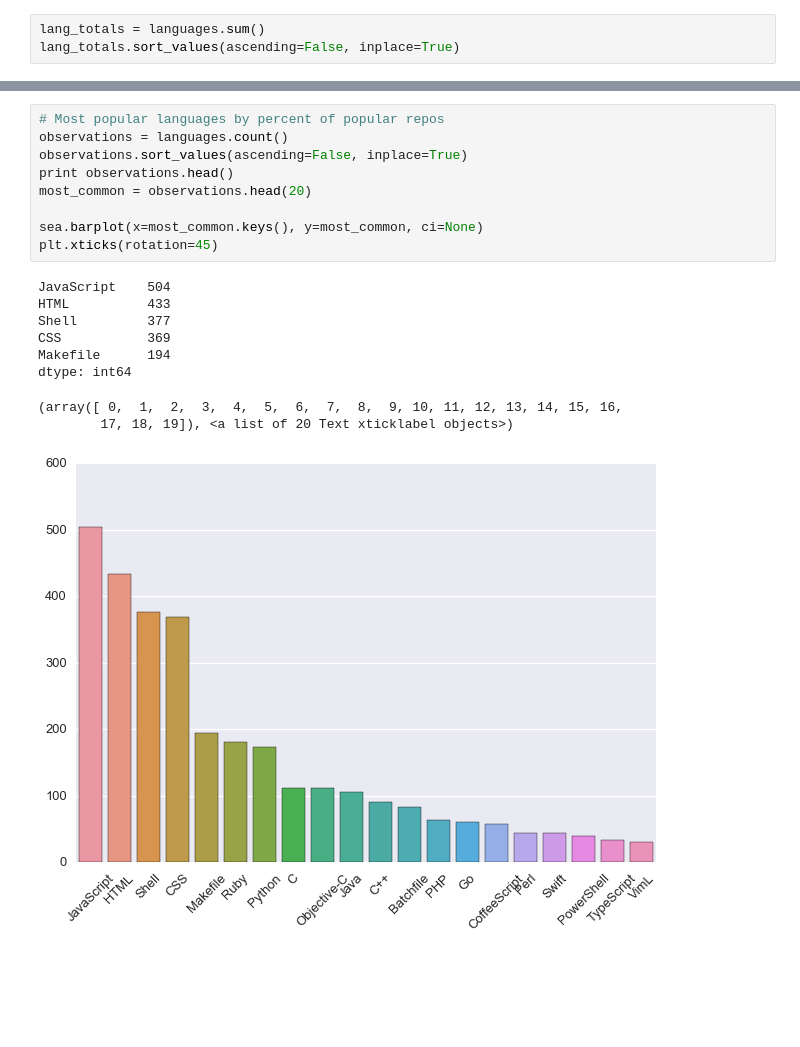
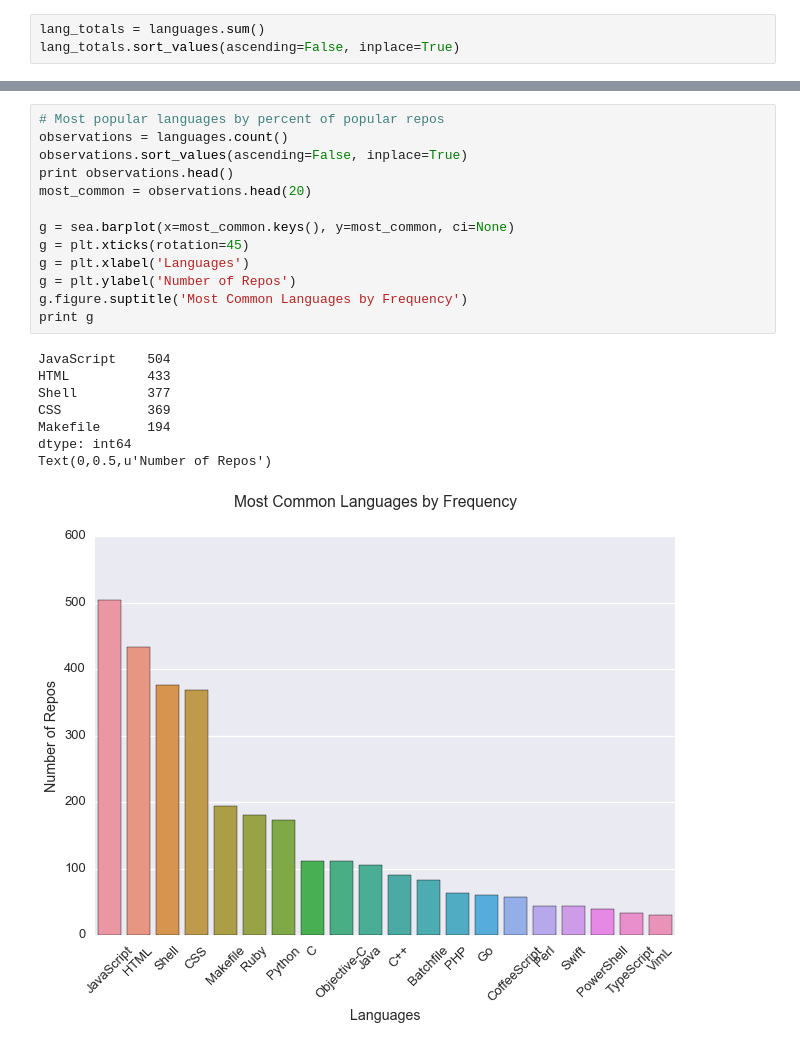
Before and after one commit to him229/star-wars, a Jupyter notebook: star-wars.ipynb, the cells around one changed output, grey strips where cells are left out. Saved outputs shown, nothing was run; the diff lists cells and outputs as text; blank space fills up the shorter version.

```diff
--- a/star-wars.ipynb
+++ b/star-wars.ipynb
@@ -230,19 +231,22 @@ print g
 # %%
 # Most popular languages by percent of popular repos
 observations = languages.count()
 observations.sort_values(ascending=False, inplace=True)
 print observations.head()
 most_common = observations.head(20)
 
-sea.barplot(x=most_common.keys(), y=most_common, ci=None)
-plt.xticks(rotation=45)
+g = sea.barplot(x=most_common.keys(), y=most_common, ci=None)
+g = plt.xticks(rotation=45)
+g = plt.xlabel('Languages')
+g = plt.ylabel('Number of Repos')
+g.figure.suptitle('Most Common Languages by Frequency')
+print g
 # %% [output]
 JavaScript    504
 HTML          433
 Shell         377
 CSS           369
 Makefile      194
 dtype: int64
+Text(0,0.5,u'Number of Repos')
-(array([ 0,  1,  2,  3,  4,  5,  6,  7,  8,  9, 10, 11, 12, 13, 14, 15, 16,
-        17, 18, 19]), <a list of 20 Text xticklabel objects>)
-[figure, old version]
+[figure, new version]
```
Also changed, not shown: parts of 1 cell of this notebook.
